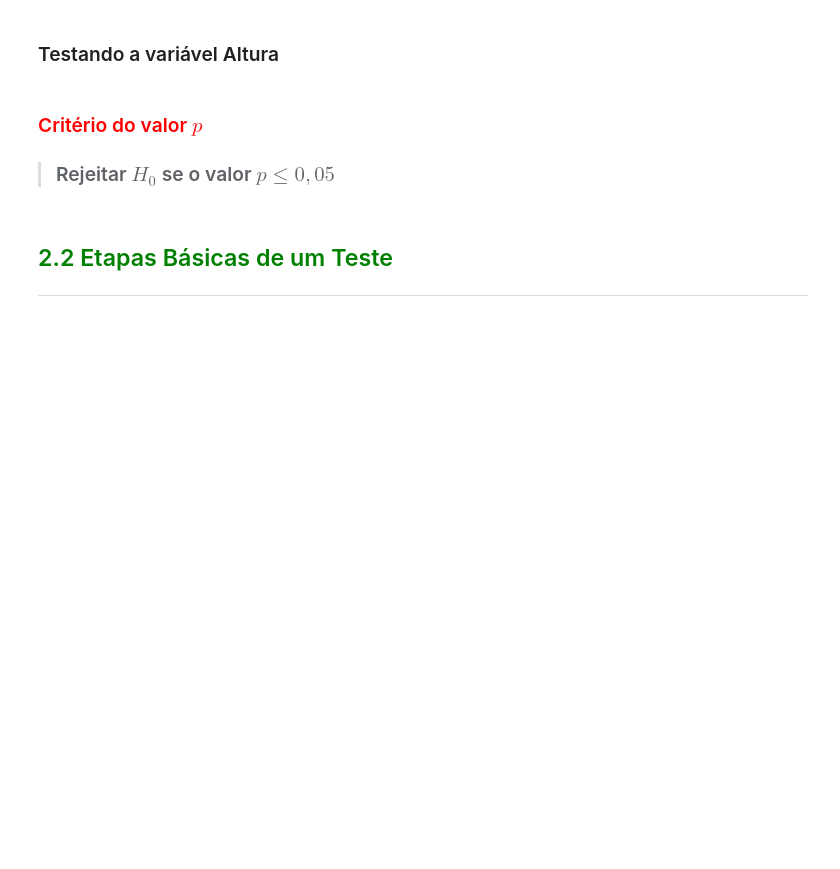
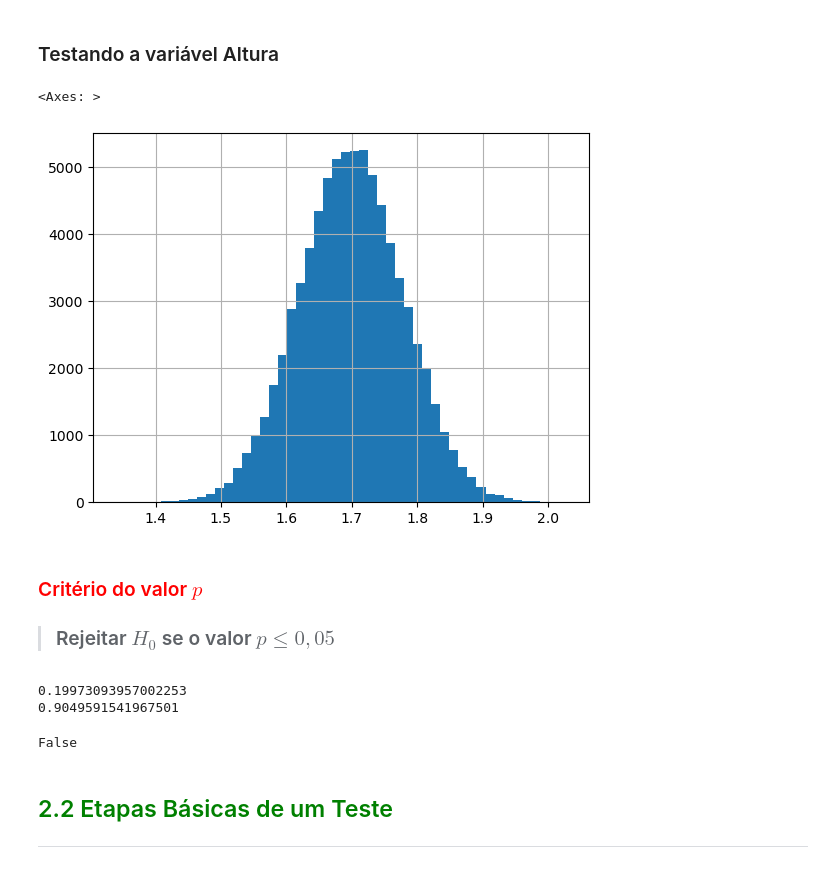
Before and after one commit to paulo-emilio/Cursos-em-Data-Science, a Jupyter notebook: Formacao-Estatistica-com-Python/03-Estatistica-com-Python-teste-de-hipotese/Aulas.ipynb, the cells around one changed output. Saved outputs shown, nothing was run; the diff lists cells and outputs as text; code cells hidden in the pictures; blank space fills up the shorter version.

```diff
--- a/Formacao-Estatistica-com-Python/03-Estatistica-com-Python-teste-de-hipotese/Aulas.ipynb
+++ b/Formacao-Estatistica-com-Python/03-Estatistica-com-Python-teste-de-hipotese/Aulas.ipynb
@@ -161,9 +181,25 @@ A função *normaltest* testa a hipótese nula $H_0$ de que a amostra é proveni
 # %% [markdown]
 ### Testando a variável Altura
+# %%
+df.Altura.hist(bins=50)
+# %% [output]
+<Axes: >
+[figure, added]
 # %% [markdown]
 ### <font color='red'>Critério do valor $p$</font>
 
 > ### Rejeitar $H_0$ se o valor $p\leq 0,05$
+# %%
+stat_test, p_valor = normaltest(df.Altura)
+print(stat_test)
+print(p_valor)
+# %% [output]
+0.19973093957002253
+0.9049591541967501
+# %%
+p_valor <= significancia
+# %% [output]
+False
 # %% [markdown]
 ## <font color=green>2.2 Etapas Básicas de um Teste</font>
 ***
```
Also changed, not shown: parts of 5 cells of this notebook.
